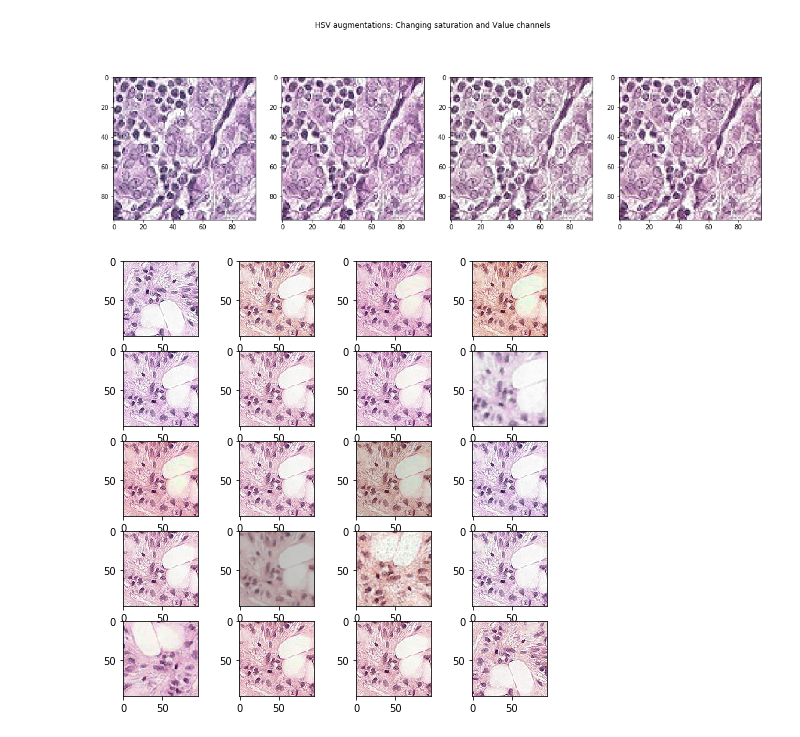
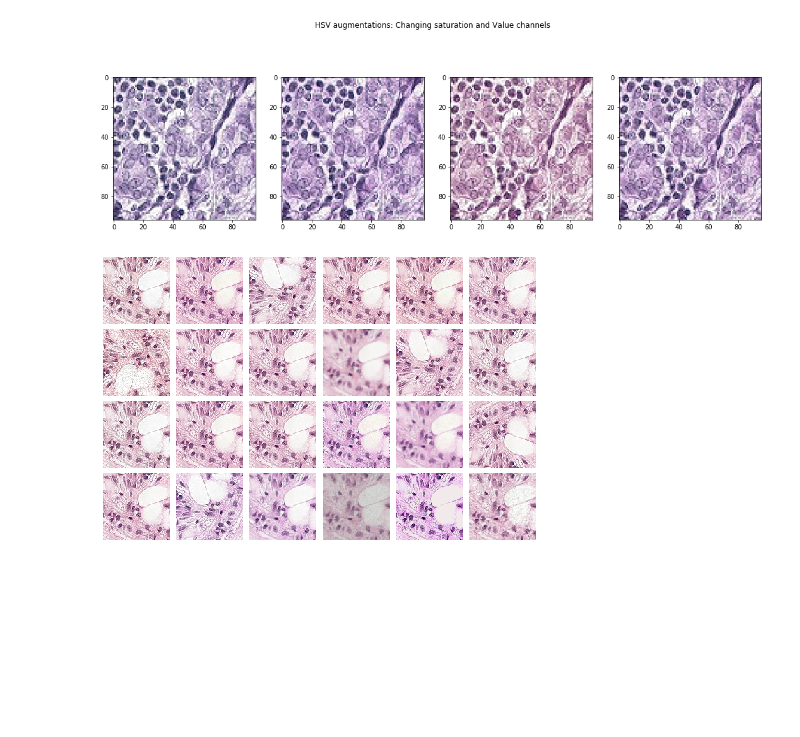
Before and after one commit to stephandooper/ismi, a Jupyter notebook: Project/augment_test.ipynb, the cells around one changed output. Cells and saved outputs as stored; diff of their text form; code cells hidden in the pictures; blank space fills up the shorter version.

Commit message:
edited test augment

```diff
--- a/Project/augment_test.ipynb
+++ b/Project/augment_test.ipynb
@@ -162,7 +162,7 @@ hsv = iaa.WithColorspace(
     to_colorspace="HSV",
     from_colorspace="RGB",
     children=iaa.Sequential([iaa.WithChannels((1), iaa.Add((-20, 20))),
-                         iaa.WithChannels((0), iaa.Add((-20, 20)))])
+                         iaa.WithChannels((0), iaa.Add((-30, 10)))])
 )
 
 hsv_img = hsv.augment_image(img)
@@ -194,9 +194,9 @@ Text(0.5, 0.98, 'HSV augmentations: Changing saturation and Value channels')
 
 basic = iaa.SomeOf((0,None), [iaa.Affine(rotate=90) ,iaa.Fliplr(1), iaa.Flipud(1)])
 
-morphology = iaa.SomeOf((0,None),[iaa.GaussianBlur(sigma=(0.0, 0.7)),
+morphology = iaa.SomeOf((0,None),[iaa.GaussianBlur(sigma=(0.0, 0.9)),
                              iaa.AdditiveGaussianNoise(scale=(0, 0.09*255)),
-                             iaa.ElasticTransformation(alpha=(0, 0.65), sigma=0.25),
+                             iaa.ElasticTransformation(alpha=(0, 0.75), sigma=0.25),
                              iaa.Affine(scale=(1, 1.25))])
 
 
@@ -209,8 +209,8 @@ hsv = iaa.SomeOf((0,None),
                     iaa.WithColorspace(
                     to_colorspace="HSV",
                     from_colorspace="RGB",
-                    children=iaa.Sequential([iaa.WithChannels((1), iaa.Add((-20, 20))),
-                             iaa.WithChannels((0), iaa.Add((-20, 20)))])
+                    children=iaa.Sequential([iaa.WithChannels((1), iaa.Add((-10, 10))),
+                             iaa.WithChannels((0), iaa.Add((-15, 7)))])
                     )
                  ]
                 )
@@ -232,18 +232,33 @@ aug = iaa.Sequential(
 # %%
 images = np.array(
     [np.array(x_train[3]) for _ in range(32)],
     dtype=np.uint8
 )
 
-w=4
-h=8
-fig=plt.figure(figsize=(8, 8))
-columns = 4
-rows = 5
-for i in range(1, columns*rows +1):
-    fig.add_subplot(rows, columns, i)
-    im = aug.augment_image(images[i])
-    plt.imshow(aug.augment_image(im))
+from matplotlib import gridspec
+
+columns = 6
+rows = 4
+fig=plt.figure(figsize=(columns+1, rows+1))
+
+
+gs = gridspec.GridSpec(rows, columns,
+         wspace=0.1, hspace=0.0,
+         top=1.-0.5/(rows+1), bottom=0.5/(rows+1),
+         left=0.5/(columns+1), right=1-0.5/(columns+1))
+
+
+for i in range(rows):
+    for j in range(columns):
+        im = aug.augment_image(images[i])
+        ax= plt.subplot(gs[i,j])
+        ax.imshow(im)
+        ax.set_xticklabels([])
+        ax.set_yticklabels([])
+        plt.axis('off')
+
+
+plt.savefig('figures/augmentations.pdf',bbox_inches='tight')
 plt.show()
 # %% [output]
-[figure, old version]
+[figure, new version]
```
Also changed, not shown: 2 other files.
